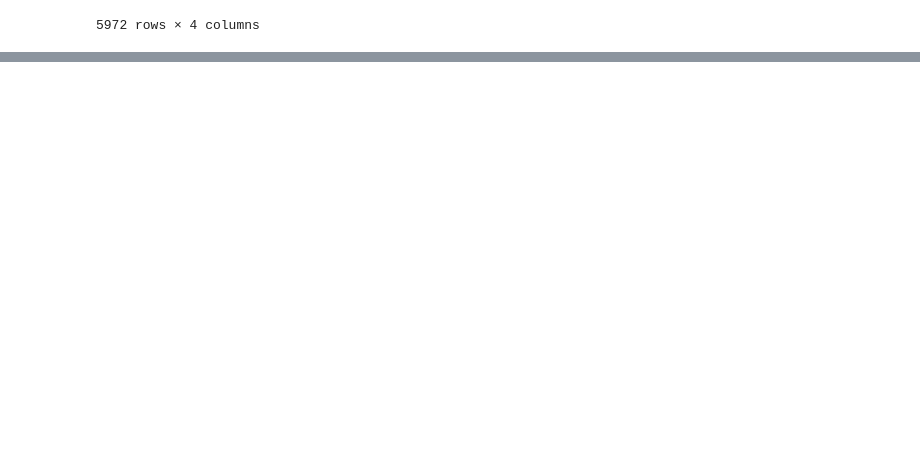
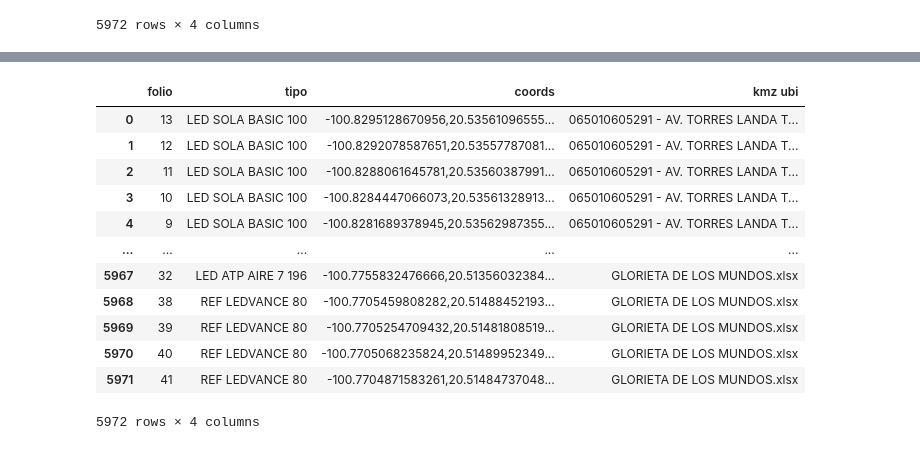
Before and after one commit to Lalolaiion20/programs, a Jupyter notebook: notebooks/separador_kmz.ipynb, the cells around one changed output, grey strips where cells are left out. Drawn from its saved outputs; the diff is of its cells as text; code cells hidden in the pictures; blank space fills up the shorter version.

```diff
--- a/notebooks/separador_kmz.ipynb
+++ b/notebooks/separador_kmz.ipynb
@@ -146,0 +195,23 @@ df_final
+# %%
+dataframe['Description'] = dataframe['Description'].str.split('[Ww]', n=1, expand=True)[0]
+
+# Ver el DataFrame modificado
+dataframe.rename(columns={'Name': 'folio','Description': 'tipo','Coordinates': 'coords','Nombre_Archivo': 'kmz ubi',}, inplace=True)
+
+dataframe.to_excel('makedir.xlsx', index=False, engine='openpyxl')
+
+dataframe
+# %% [output]
+|  | folio | tipo | coords | kmz ubi |
+| 0 | 13 | LED SOLA BASIC 100 | -100.8295128670956,20.53561096555... | 065010605291 - AV. TORRES LANDA T... |
+| 1 | 12 | LED SOLA BASIC 100 | -100.8292078587651,20.53557787081... | 065010605291 - AV. TORRES LANDA T... |
+| 2 | 11 | LED SOLA BASIC 100 | -100.8288061645781,20.53560387991... | 065010605291 - AV. TORRES LANDA T... |
+| 3 | 10 | LED SOLA BASIC 100 | -100.8284447066073,20.53561328913... | 065010605291 - AV. TORRES LANDA T... |
+| 4 | 9 | LED SOLA BASIC 100 | -100.8281689378945,20.53562987355... | 065010605291 - AV. TORRES LANDA T... |
+| ... | ... | ... | ... | ... |
+| 5967 | 32 | LED ATP AIRE 7 196 | -100.7755832476666,20.51356032384... | GLORIETA DE LOS MUNDOS.xlsx |
+| 5968 | 38 | REF LEDVANCE 80 | -100.7705459808282,20.51488452193... | GLORIETA DE LOS MUNDOS.xlsx |
+| 5969 | 39 | REF LEDVANCE 80 | -100.7705254709432,20.51481808519... | GLORIETA DE LOS MUNDOS.xlsx |
+| 5970 | 40 | REF LEDVANCE 80 | -100.7705068235824,20.51489952349... | GLORIETA DE LOS MUNDOS.xlsx |
+| 5971 | 41 | REF LEDVANCE 80 | -100.7704871583261,20.51484737048... | GLORIETA DE LOS MUNDOS.xlsx |
+5972 rows × 4 columns
```
Also changed, not shown: parts of 5 cells of this notebook, 2 other files.
